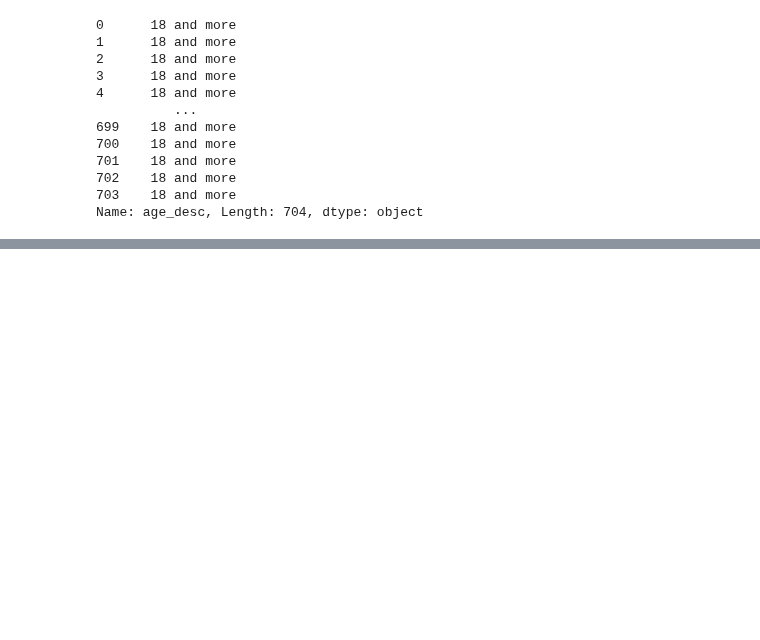
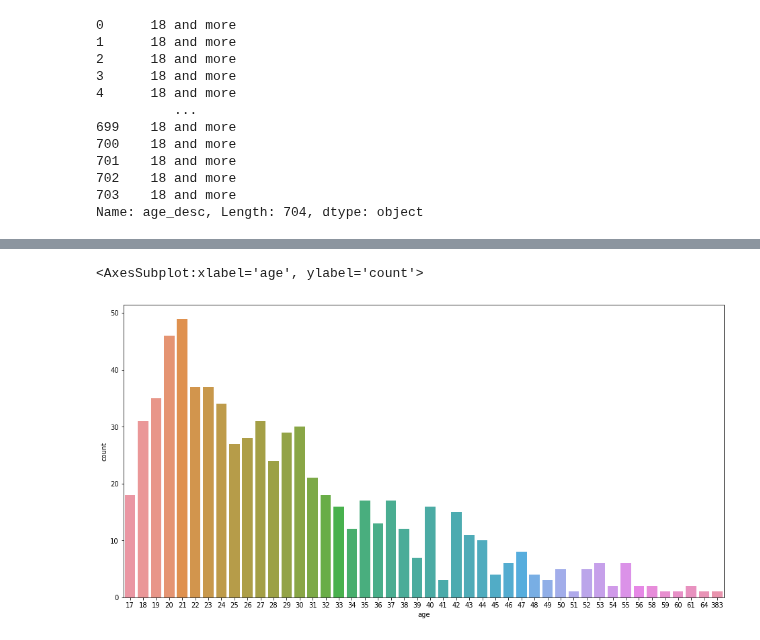
Before and after one commit to Payelban2022/A-study-on-autism, a Jupyter notebook: ASD study on Adults.ipynb, the cells around one changed output, grey strips where cells are left out. Saved outputs shown, nothing was run; the diff lists cells and outputs as text; code cells hidden in the pictures; blank space fills up the shorter version.

Commit message:
Work on adult dataset

```diff
--- a/ASD study on Adults.ipynb
+++ b/ASD study on Adults.ipynb
@@ -180,0 +181,4 @@ sns.countplot(x = 'ethnicity', data = adult_df)
+# %%
+mean = adult_df['age'].mean()
+# %%
+adult_df['age'].fillna(value=mean,inplace=True)
@@ -180,0 +197,2 @@ sns.countplot(x = 'ethnicity', data = adult_df)
+# %%
+adult_df['age'] = adult_df['age'].astype(int)
@@ -180,0 +231,6 @@ sns.countplot(x = 'ethnicity', data = adult_df)
+# %%
+plt.figure(figsize = (16,8))
+sns.countplot(x = 'age', data = adult_df)
+# %% [output]
+<AxesSubplot:xlabel='age', ylabel='count'>
+[figure, added]
```
Also changed, not shown: parts of 17 cells of this notebook.
